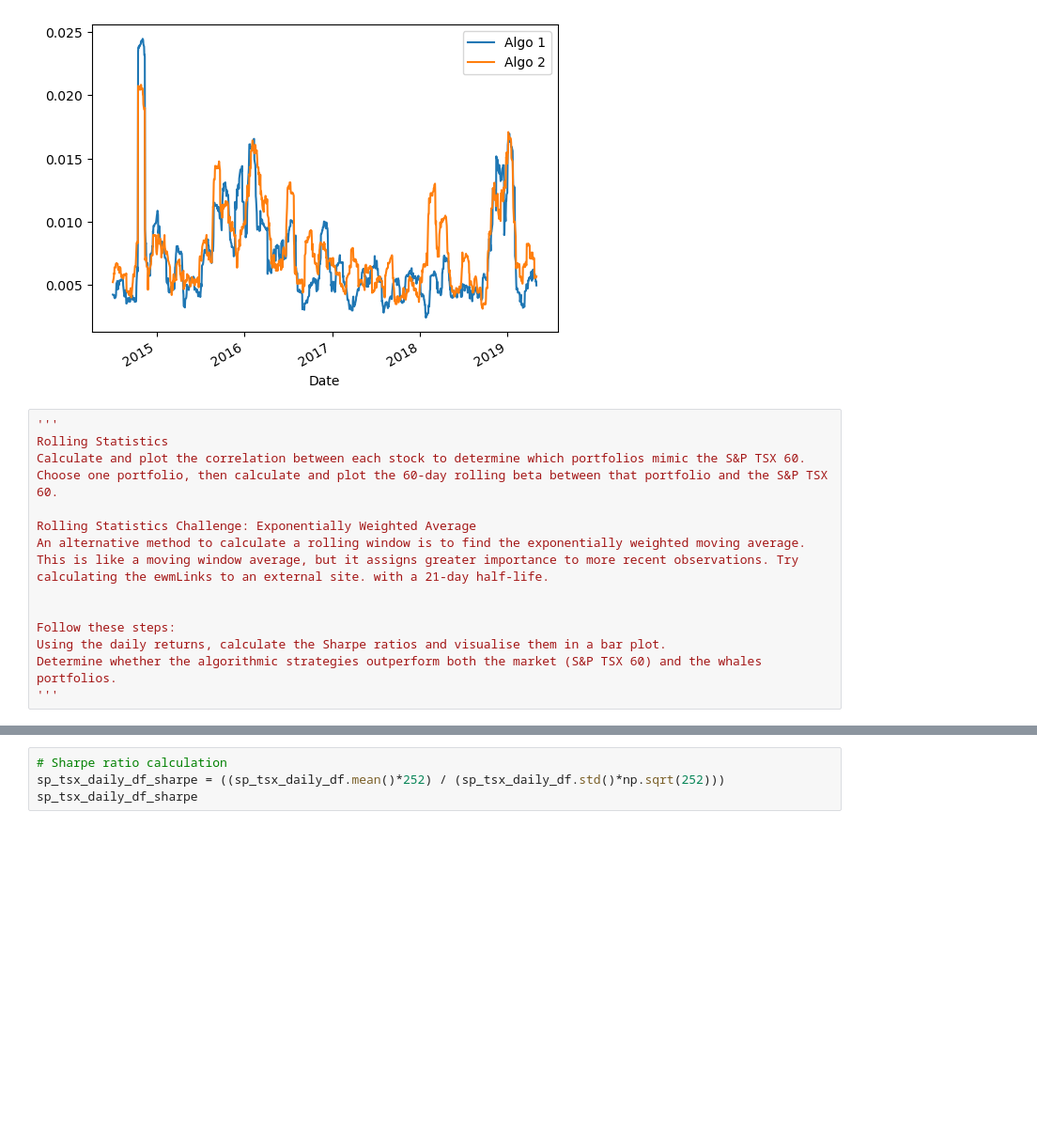
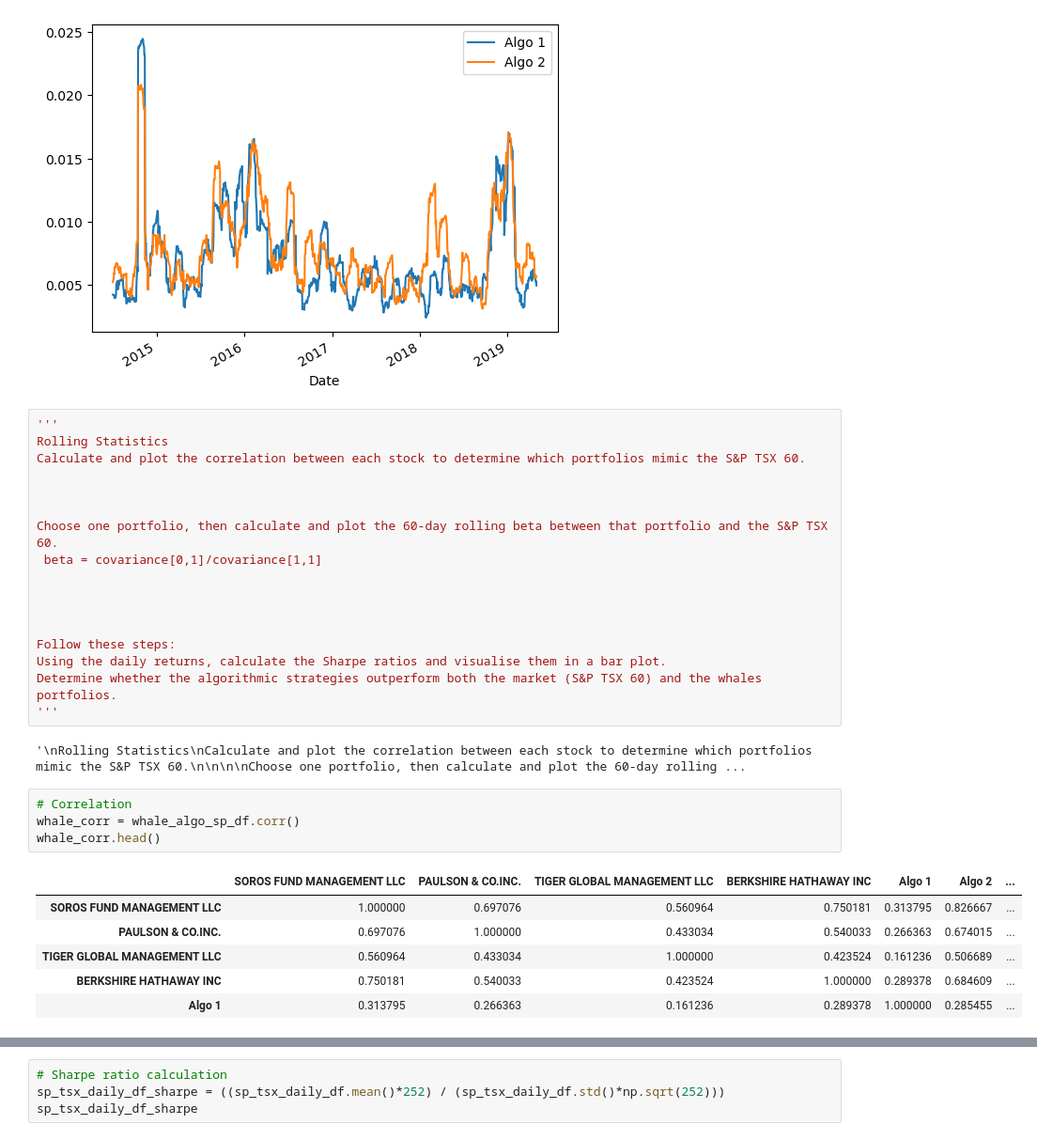
Before and after one commit to Forensicom/Bootcamp, a Jupyter notebook: InClassPracticals/Module4_PANDAS/Module4_Challenge/MODULE 4 Challenge.ipynb, the cells around one changed output, grey strips where cells are left out. Shown at 94% size. Cells and saved outputs as stored; diff of their text form; blank space fills up the shorter version.

```diff
--- a/InClassPracticals/Module4_PANDAS/Module4_Challenge/MODULE 4 Challenge.ipynb
+++ b/InClassPracticals/Module4_PANDAS/Module4_Challenge/MODULE 4 Challenge.ipynb
@@ -538,13 +421,29 @@ algo_returns_df.rolling(window=21).std().plot()
 '''
 Rolling Statistics
 Calculate and plot the correlation between each stock to determine which portfolios mimic the S&P TSX 60.
+
+
+
 Choose one portfolio, then calculate and plot the 60-day rolling beta between that portfolio and the S&P TSX 60.
+ beta = covariance[0,1]/covariance[1,1]
 
-Rolling Statistics Challenge: Exponentially Weighted Average
-An alternative method to calculate a rolling window is to find the exponentially weighted moving average. This is like a moving window average, but it assigns greater importance to more recent observations. Try calculating the ewmLinks to an external site. with a 21-day half-life.
+
 
 
 Follow these steps:
 Using the daily returns, calculate the Sharpe ratios and visualise them in a bar plot.
 Determine whether the algorithmic strategies outperform both the market (S&P TSX 60) and the whales portfolios.
 '''
+# %% [output]
+'\nRolling Statistics\nCalculate and plot the correlation between each stock to determine which portfolios mimic the S&P TSX 60.\n\n\n\nChoose one portfolio, then calculate and plot the 60-day rolling ...
+# %%
+# Correlation
+whale_corr = whale_algo_sp_df.corr()
+whale_corr.head()
+# %% [output]
+|  | SOROS FUND MANAGEMENT LLC | PAULSON & CO.INC. | TIGER GLOBAL MANAGEMENT LLC | BERKSHIRE HATHAWAY INC | Algo 1 | Algo 2 | ... |
+| SOROS FUND MANAGEMENT LLC | 1.000000 | 0.697076 | 0.560964 | 0.750181 | 0.313795 | 0.826667 | ... |
+| PAULSON & CO.INC. | 0.697076 | 1.000000 | 0.433034 | 0.540033 | 0.266363 | 0.674015 | ... |
+| TIGER GLOBAL MANAGEMENT LLC | 0.560964 | 0.433034 | 1.000000 | 0.423524 | 0.161236 | 0.506689 | ... |
+| BERKSHIRE HATHAWAY INC | 0.750181 | 0.540033 | 0.423524 | 1.000000 | 0.289378 | 0.684609 | ... |
+| Algo 1 | 0.313795 | 0.266363 | 0.161236 | 0.289378 | 1.000000 | 0.285455 | ... |
```
Also changed, not shown: parts of 22 cells of this notebook.
